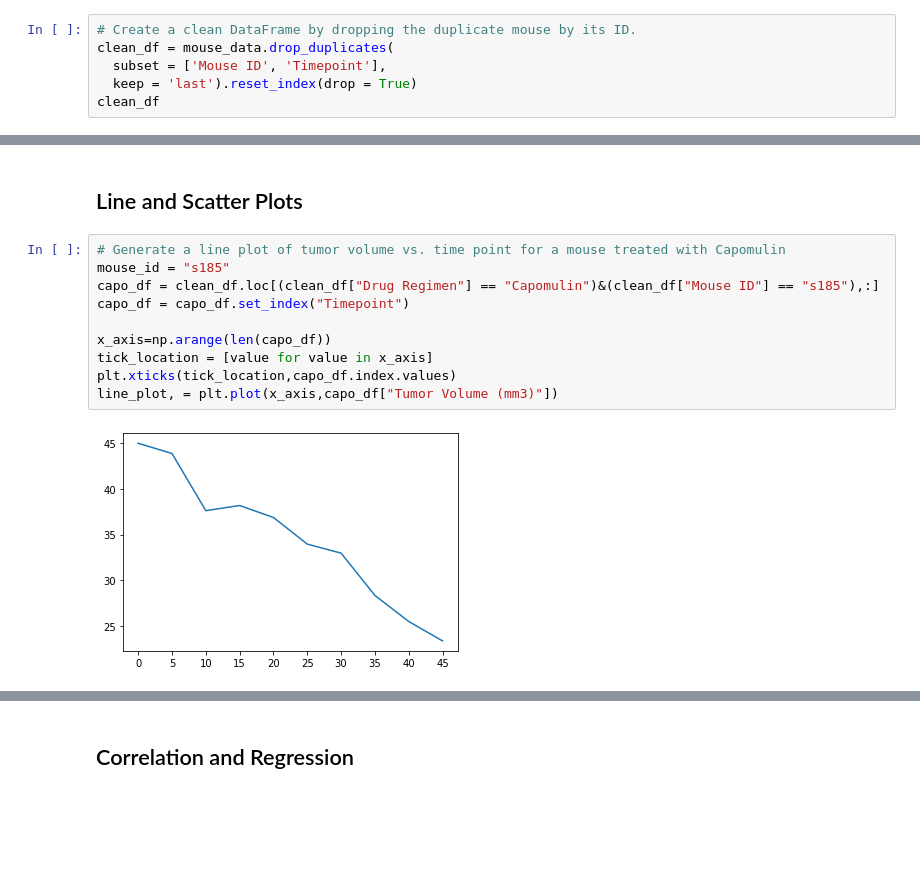
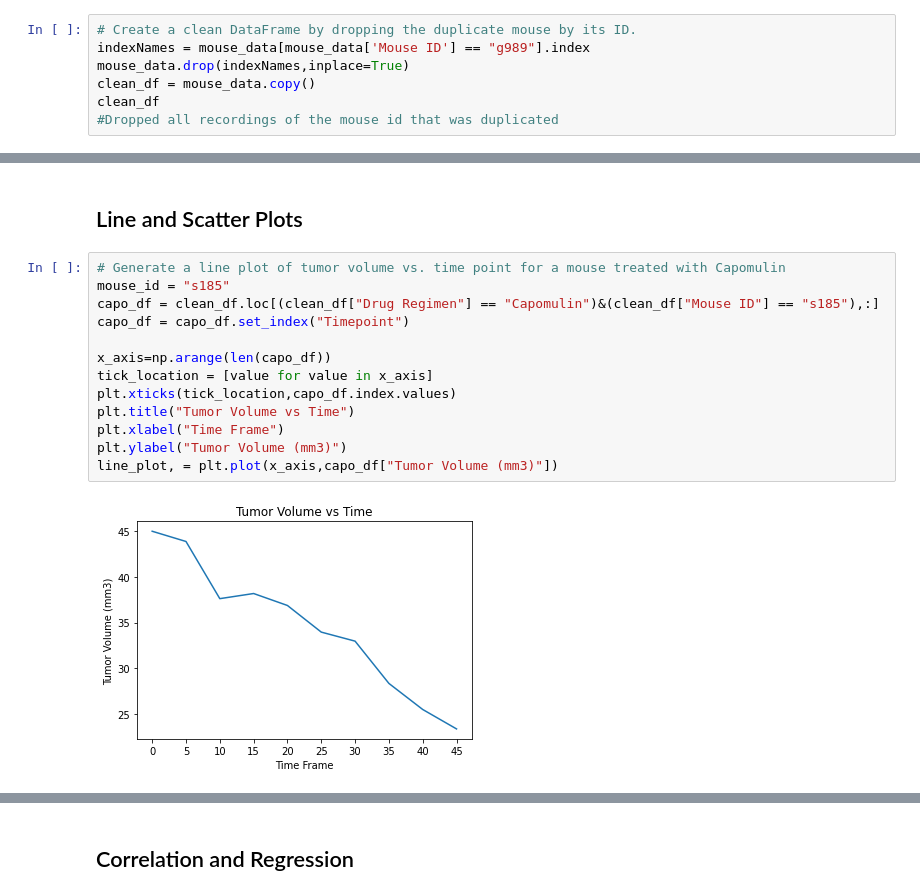
Before and after one commit to simoncastellanos9/matplotlib-challenge, a Jupyter notebook: pymaceuticals.ipynb, the cells around one changed output, grey strips where cells are left out. Drawn from its saved outputs; the diff is of its cells as text; blank space fills up the shorter version.

```diff
--- a/pymaceuticals.ipynb
+++ b/pymaceuticals.ipynb
@@ -76,10 +83,11 @@ duplicate_mouse
 | 920 | g989 | Propriva | Female | 21 | 26 | 35 | 62.570880 | ... |
 # %%
 # Create a clean DataFrame by dropping the duplicate mouse by its ID.
-clean_df = mouse_data.drop_duplicates(
-  subset = ['Mouse ID', 'Timepoint'],
-  keep = 'last').reset_index(drop = True)
+indexNames = mouse_data[mouse_data['Mouse ID'] == "g989"].index
+mouse_data.drop(indexNames,inplace=True)
+clean_df = mouse_data.copy()
 clean_df
+#Dropped all recordings of the mouse id that was duplicated
 # %% [output]
 |  | Mouse ID | Drug Regimen | Sex | Age_months | Weight (g) | Timepoint | Tumor Volume (mm3) | ... |
 | 0 | k403 | Ramicane | Male | 21 | 16 | 0 | 45.000000 | ... |
@@ -245,15 +268,18 @@ last_df
 # %%
 # Generate a line plot of tumor volume vs. time point for a mouse treated with Capomulin
 mouse_id = "s185"
 capo_df = clean_df.loc[(clean_df["Drug Regimen"] == "Capomulin")&(clean_df["Mouse ID"] == "s185"),:]
 capo_df = capo_df.set_index("Timepoint")
 
 x_axis=np.arange(len(capo_df))
 tick_location = [value for value in x_axis]
 plt.xticks(tick_location,capo_df.index.values)
+plt.title("Tumor Volume vs Time")
+plt.xlabel("Time Frame")
+plt.ylabel("Tumor Volume (mm3)")
 line_plot, = plt.plot(x_axis,capo_df["Tumor Volume (mm3)"])
 # %% [output]
-[figure, old version]
+[figure, new version]
 # %%
 # Generate a scatter plot of average tumor volume vs. mouse weight for the Capomulin regimen
 capo2_df = clean_df.loc[(clean_df["Drug Regimen"] == "Capomulin"),:]
```
Also changed, not shown: parts of 9 cells of this notebook.
